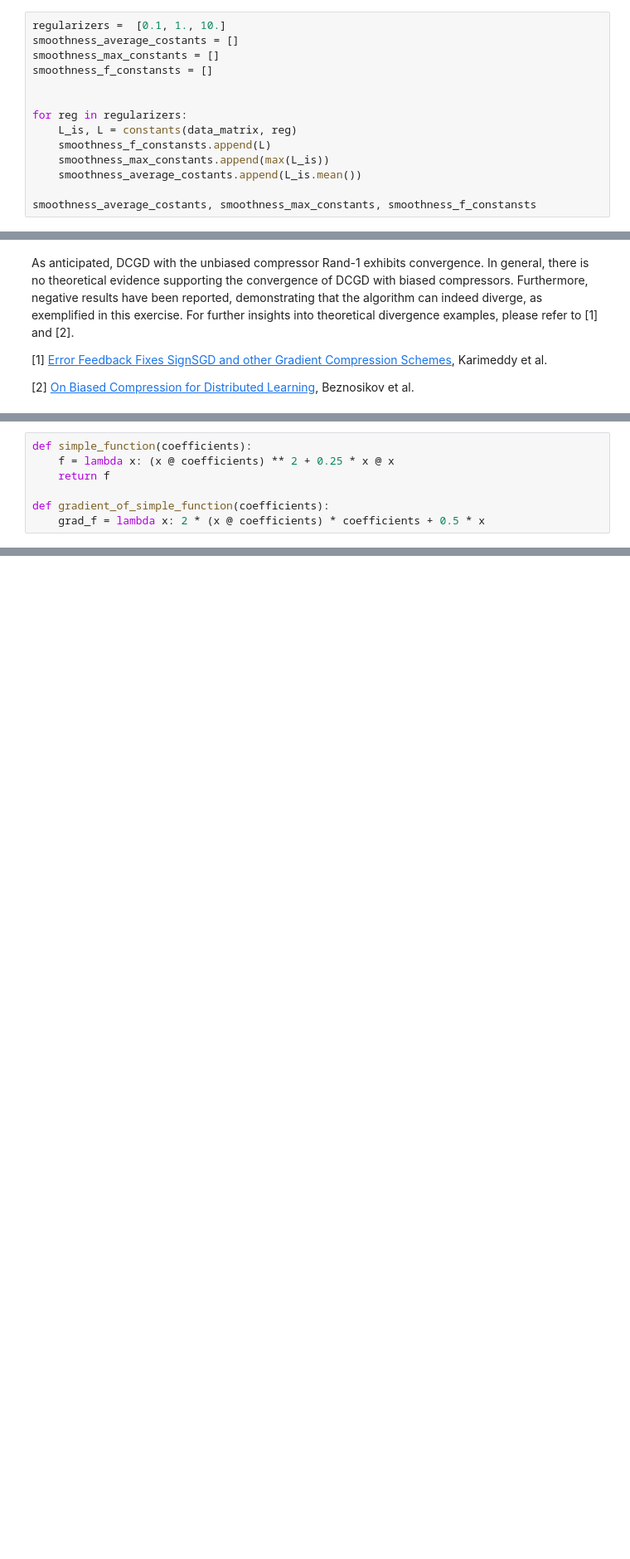
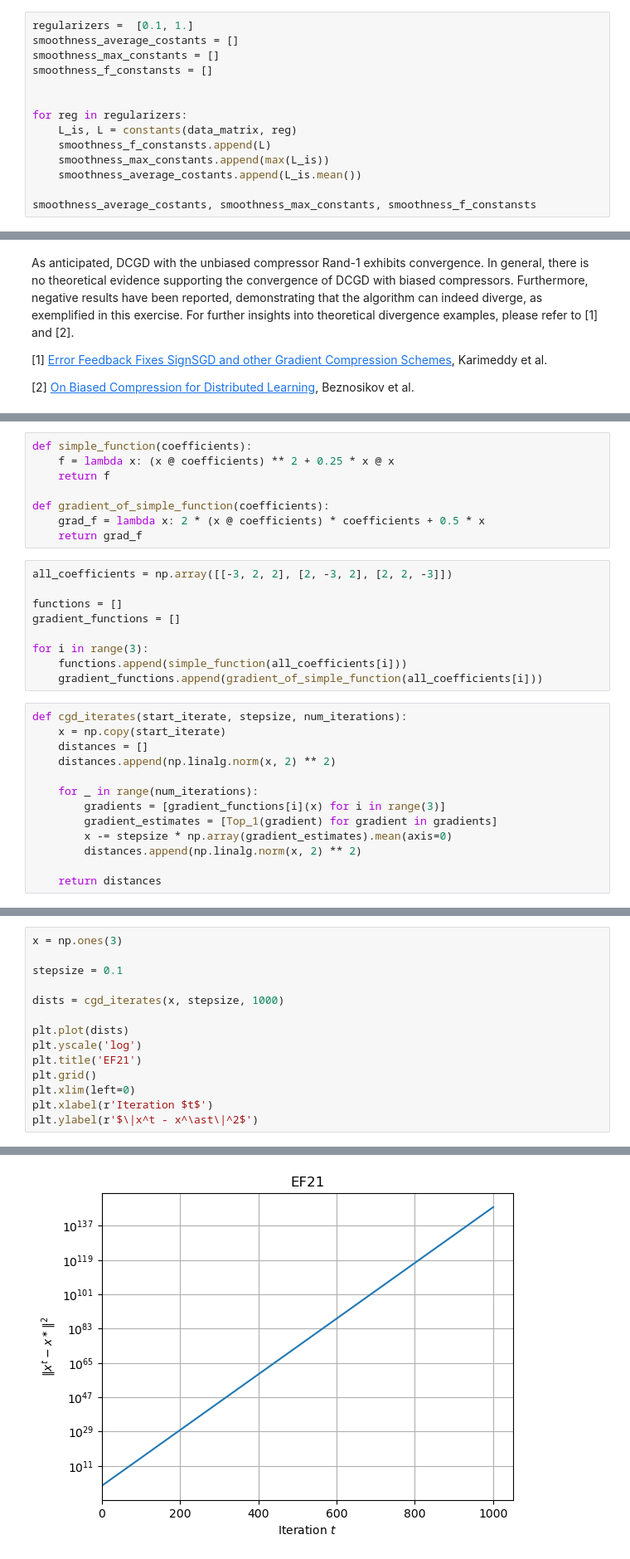
Before and after one commit to shulgin-egor/tahakom_fl_course, a Jupyter notebook: labs/tahakom_fl_course_lab_CGD.ipynb, the cells around one changed output, grey strips where cells are left out. Shown at 83% size. Saved outputs shown, nothing was run; the diff lists cells and outputs as text; blank space fills up the shorter version.

```diff
--- a/labs/tahakom_fl_course_lab_CGD.ipynb
+++ b/labs/tahakom_fl_course_lab_CGD.ipynb
@@ -127,7 +127,7 @@ def constants(data_matrix, regularizer):
 
   return np.array(individual_smoothness_constants), objective_function_smoothness_constant
 # %%
-regularizers =  [0.1, 1., 10.]
+regularizers =  [0.1, 1.]
 smoothness_average_costants = []
 smoothness_max_constants = []
 smoothness_f_constansts = []
@@ -492,3 +492,26 @@ def simple_function(coefficients):
 
 def gradient_of_simple_function(coefficients):
     grad_f = lambda x: 2 * (x @ coefficients) * coefficients + 0.5 * x
+    return grad_f
+# %%
+all_coefficients = np.array([[-3, 2, 2], [2, -3, 2], [2, 2, -3]])
+
+functions = []
+gradient_functions = []
+
+for i in range(3):
+    functions.append(simple_function(all_coefficients[i]))
+    gradient_functions.append(gradient_of_simple_function(all_coefficients[i]))
+# %%
+def cgd_iterates(start_iterate, stepsize, num_iterations):
+    x = np.copy(start_iterate)
+    distances = []
+    distances.append(np.linalg.norm(x, 2) ** 2)
+
+    for _ in range(num_iterations):
+        gradients = [gradient_functions[i](x) for i in range(3)]
+        gradient_estimates = [Top_1(gradient) for gradient in gradients]
+        x -= stepsize * np.array(gradient_estimates).mean(axis=0)
+        distances.append(np.linalg.norm(x, 2) ** 2)
+
+    return distances
@@ -494,0 +520,15 @@ def gradient_of_simple_function(coefficients):
+# %%
+x = np.ones(3)
+
+stepsize = 0.1
+
+dists = cgd_iterates(x, stepsize, 1000)
+
+plt.plot(dists)
+plt.yscale('log')
+plt.title('EF21')
+plt.grid()
+plt.xlim(left=0)
+plt.xlabel(r'Iteration $t$')
+plt.ylabel(r'$\|x^t - x^\ast\|^2$')
+# %% [output]
@@ -495,3 +536,4 @@ def gradient_of_simple_function(coefficients):
+[figure, added]
 # %% [markdown]
 ## Lab Exercise IV: EF21 -- Error Feedback
 
```
Also changed, not shown: parts of 3 cells of this notebook.
